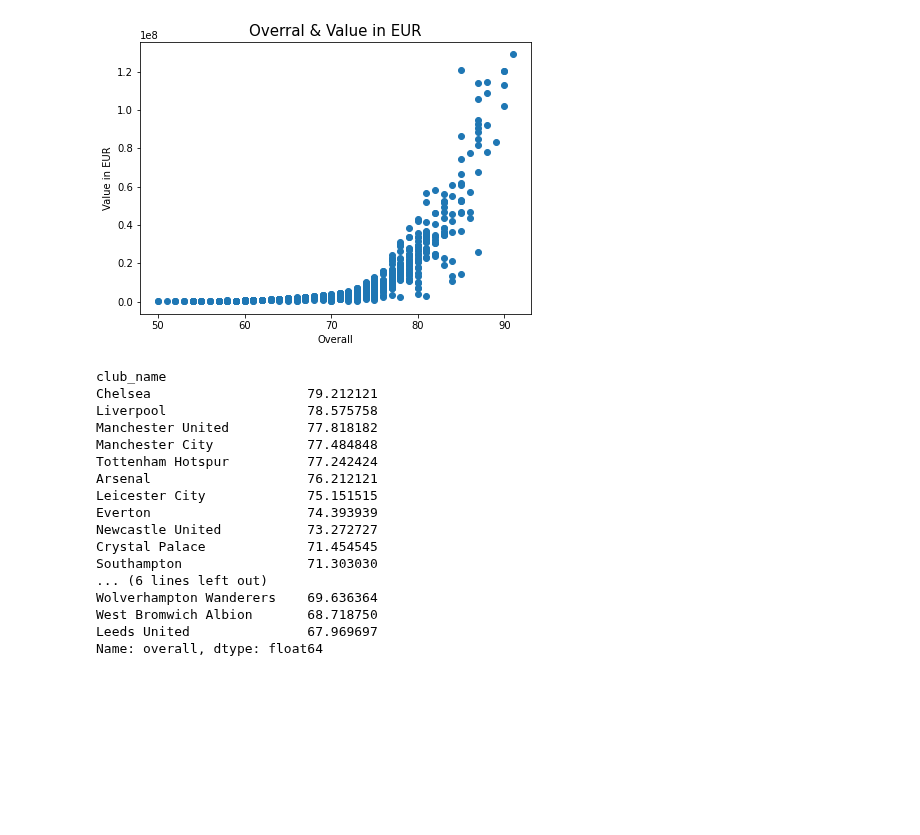
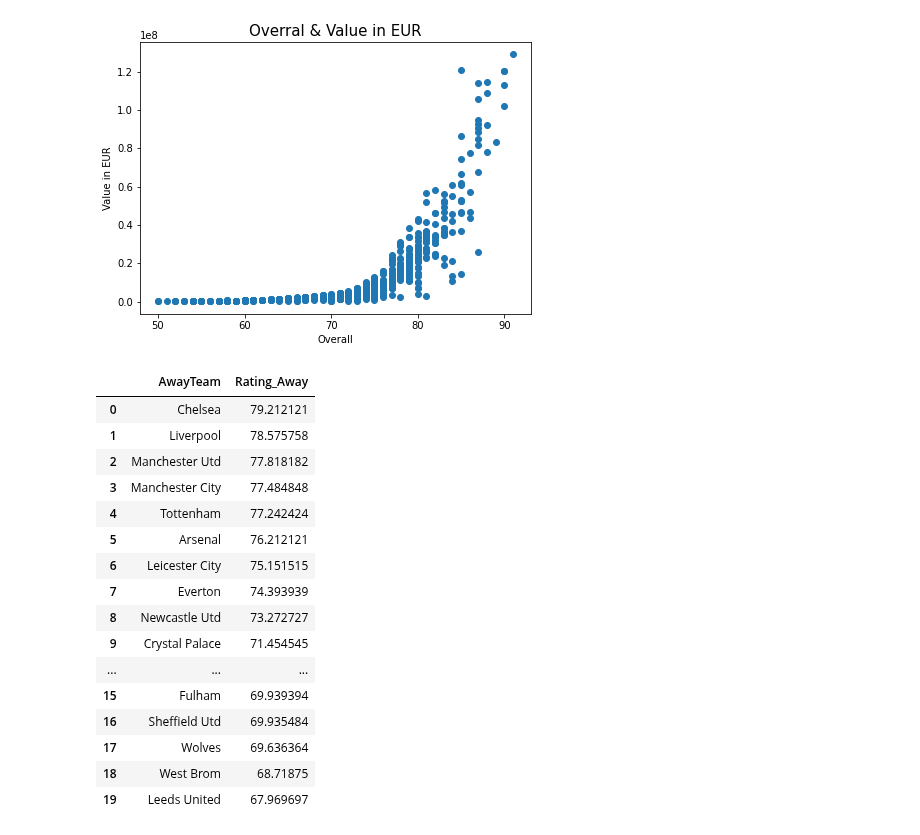
Before and after one commit to Giuliano99/Masterarbeit, a Jupyter notebook: Import Data.ipynb, the cells around one changed output. Cells and saved outputs as stored; diff of their text form; code cells hidden in the pictures; blank space fills up the shorter version.

```diff
--- a/Import Data.ipynb
+++ b/Import Data.ipynb
@@ -188,25 +159,41 @@ plt.title("Overral & Value in EUR", fontsize = 15)
 plt.show()
 # %% [output]
 [figure]
-# %%
-#order teams by player rating/mw/potential...
-teams_21 = players_fifa_21.groupby(['club_name']).mean()['overall']
-teams_21.sort_values(ascending=False)
-# %% [output]
-club_name
-Chelsea                    79.212121
-Liverpool                  78.575758
-Manchester United          77.818182
-Manchester City            77.484848
-Tottenham Hotspur          77.242424
-Arsenal                    76.212121
-Leicester City             75.151515
-Everton                    74.393939
-Newcastle United           73.272727
-Crystal Palace             71.454545
-Southampton                71.303030
-... (6 lines left out)
-Wolverhampton Wanderers    69.636364
-West Bromwich Albion       68.718750
-Leeds United               67.969697
-Name: overall, dtype: float64
+# %%
+#order teams by player rating/mw/potential...
+teams_21 = players_fifa_21.groupby(['club_name']).mean()['overall']
+player_strength = teams_21.sort_values(ascending=False)
+#player_strength = player_strength.to_numpy
+#player_strength['Ch'] = 1
+player_strength
+ser = pd.Series(player_strength)
+#print (ser.index.to_numpy())
+#ser[0].index
+ser
+tmp =  np.append([ser.index.to_numpy()],[ser.to_numpy()], axis=0 )
+tmp = np.swapaxes(tmp, 0,1)
+fifa_rating_home = pd.DataFrame(tmp, columns=['HomeTeam', 'Rating_Home'])
+fifa_rating_away = pd.DataFrame(tmp, columns=['AwayTeam', 'Rating_Away'])
+fifa_rating_away
+
+
+#for i in player_strength:
+#    print(i)
+# %% [output]
+|  | AwayTeam | Rating_Away |
+| 0 | Chelsea | 79.212121 |
+| 1 | Liverpool | 78.575758 |
+| 2 | Manchester Utd | 77.818182 |
+| 3 | Manchester City | 77.484848 |
+| 4 | Tottenham | 77.242424 |
+| 5 | Arsenal | 76.212121 |
+| 6 | Leicester City | 75.151515 |
+| 7 | Everton | 74.393939 |
+| 8 | Newcastle Utd | 73.272727 |
+| 9 | Crystal Palace | 71.454545 |
+| ... | ... | ... |
+| 15 | Fulham | 69.939394 |
+| 16 | Sheffield Utd | 69.935484 |
+| 17 | Wolves | 69.636364 |
+| 18 | West Brom | 68.71875 |
+| 19 | Leeds United | 67.969697 |
```
Also changed, not shown: parts of 12 cells of this notebook.
